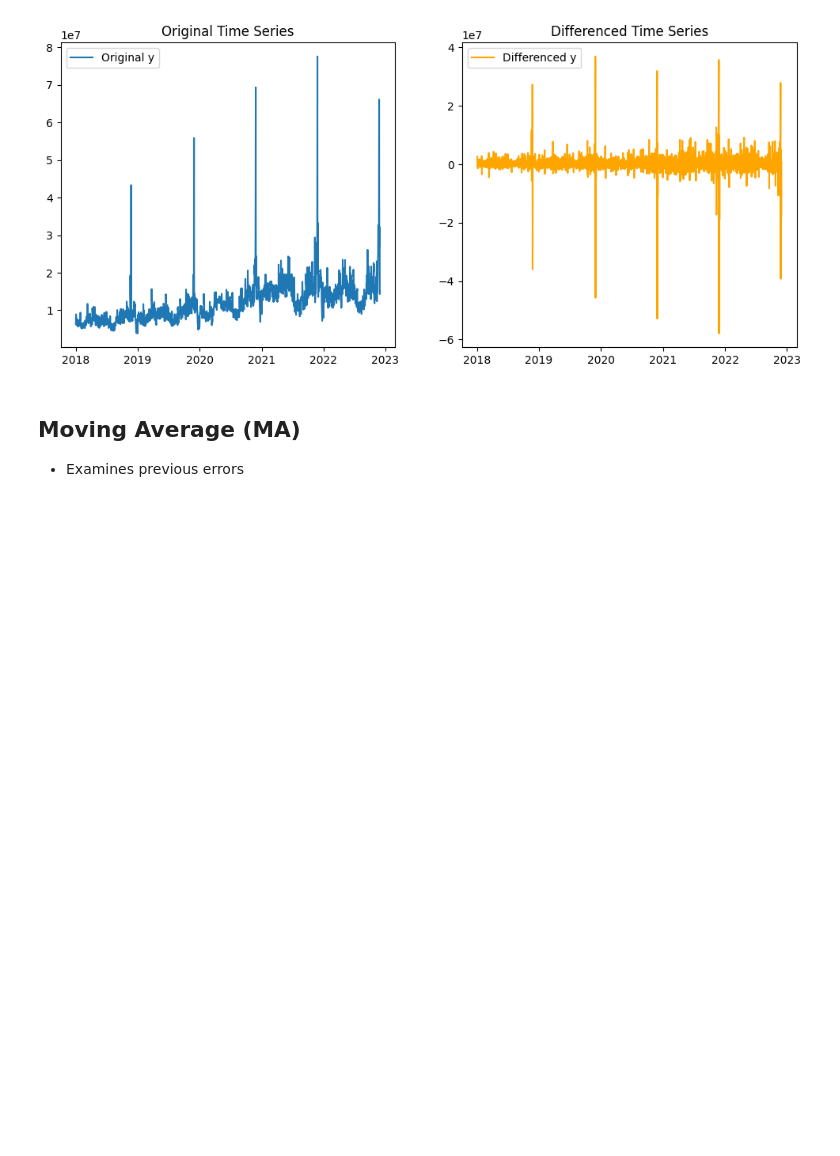
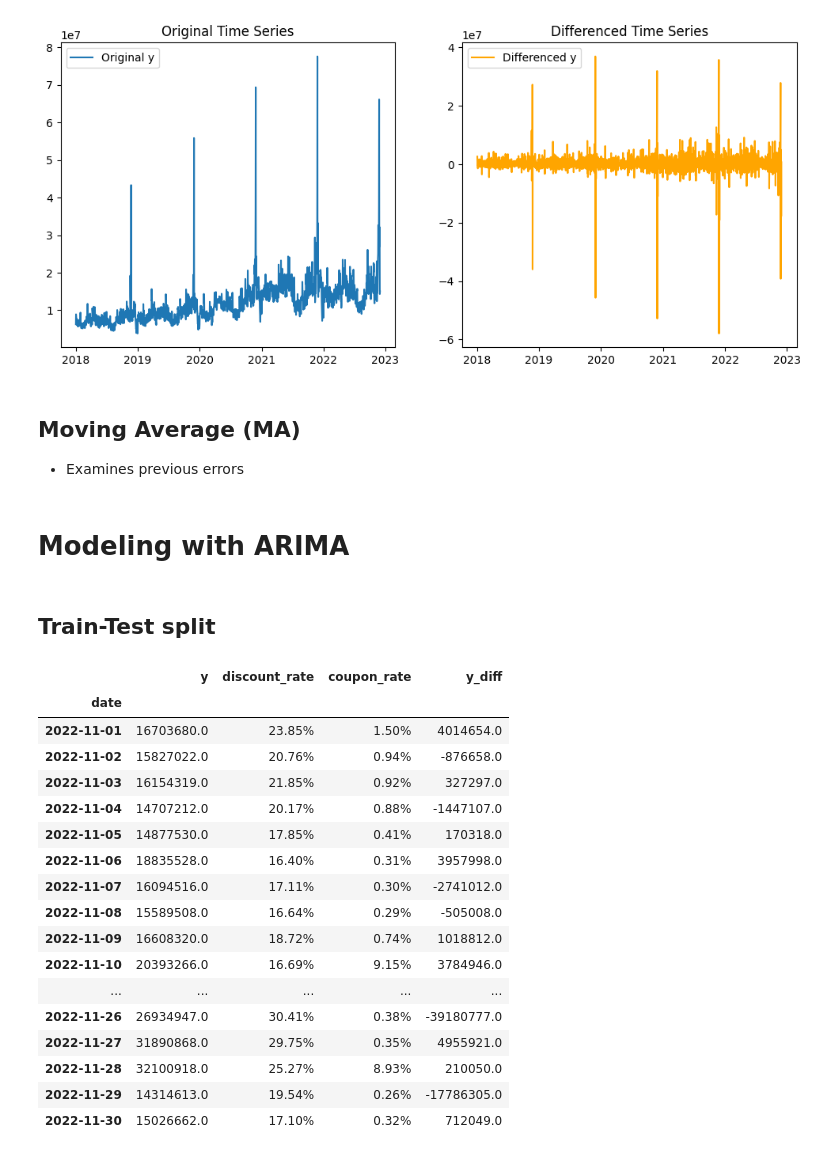
Before and after one commit to rizaho/ml_for_financial_analysis, a Jupyter notebook: 201_3_ARIMA_SARIMA_SARIMAX.ipynb, the cells around one changed output. Saved outputs shown, nothing was run; the diff lists cells and outputs as text; code cells hidden in the pictures; blank space fills up the shorter version.

```diff
--- a/201_3_ARIMA_SARIMA_SARIMAX.ipynb
+++ b/201_3_ARIMA_SARIMA_SARIMAX.ipynb
@@ -246,3 +271,30 @@ plt.show()
 ## Moving Average (MA)
 
 * Examines previous errors
+# %% [markdown]
+# Modeling with ARIMA
+# %% [markdown]
+## Train-Test split
+# %%
+test_days = 30
+train, test = df.iloc[:-test_days, :], df.iloc[-test_days:, :]
+test
+# %% [output]
+|  | y | discount_rate | coupon_rate | y_diff |
+| date |  |  |  |  |
+| 2022-11-01 | 16703680.0 | 23.85% | 1.50% | 4014654.0 |
+| 2022-11-02 | 15827022.0 | 20.76% | 0.94% | -876658.0 |
+| 2022-11-03 | 16154319.0 | 21.85% | 0.92% | 327297.0 |
+| 2022-11-04 | 14707212.0 | 20.17% | 0.88% | -1447107.0 |
+| 2022-11-05 | 14877530.0 | 17.85% | 0.41% | 170318.0 |
+| 2022-11-06 | 18835528.0 | 16.40% | 0.31% | 3957998.0 |
+| 2022-11-07 | 16094516.0 | 17.11% | 0.30% | -2741012.0 |
+| 2022-11-08 | 15589508.0 | 16.64% | 0.29% | -505008.0 |
+| 2022-11-09 | 16608320.0 | 18.72% | 0.74% | 1018812.0 |
+| 2022-11-10 | 20393266.0 | 16.69% | 9.15% | 3784946.0 |
+| ... | ... | ... | ... | ... |
+| 2022-11-26 | 26934947.0 | 30.41% | 0.38% | -39180777.0 |
+| 2022-11-27 | 31890868.0 | 29.75% | 0.35% | 4955921.0 |
+| 2022-11-28 | 32100918.0 | 25.27% | 8.93% | 210050.0 |
+| 2022-11-29 | 14314613.0 | 19.54% | 0.26% | -17786305.0 |
+| 2022-11-30 | 15026662.0 | 17.10% | 0.32% | 712049.0 |
```
Also changed, not shown: parts of 4 cells of this notebook.
